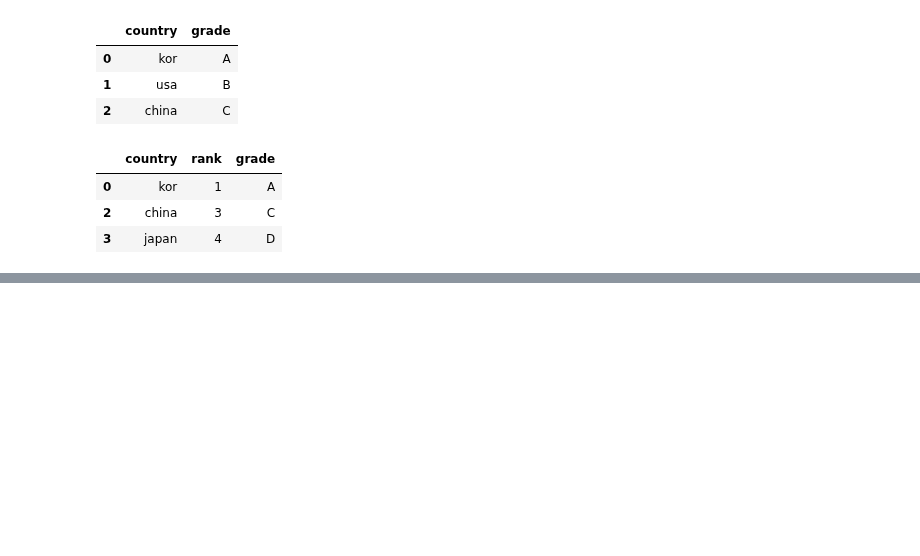
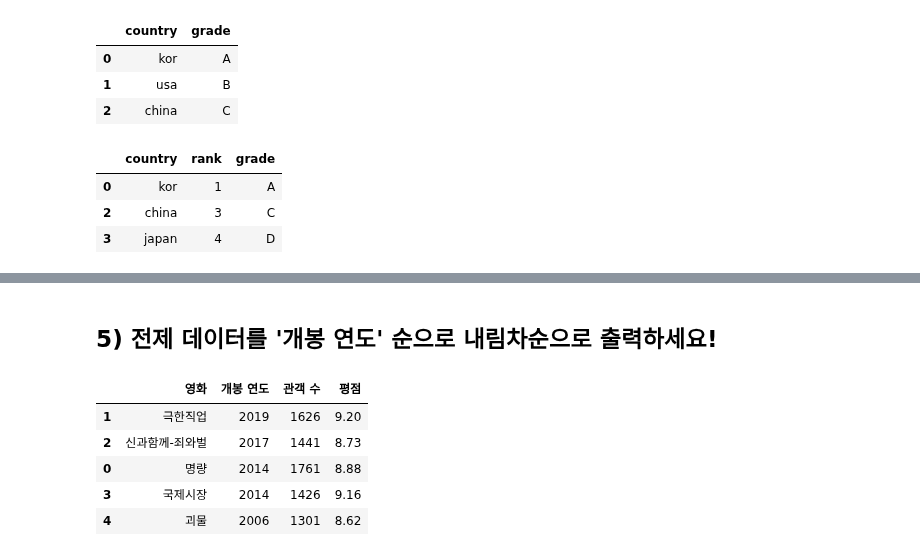
Before and after one commit to seoinhyeok96/python_data_class, a Jupyter notebook: 4일차_크롤링및 데이터 분석기초/Pandas기초.ipynb, the cells around one changed output, grey strips where cells are left out. Drawn from its saved outputs; the diff is of its cells as text; code cells hidden in the pictures; blank space fills up the shorter version.

```diff
--- a/4일차_크롤링및 데이터 분석기초/Pandas기초.ipynb
+++ b/4일차_크롤링및 데이터 분석기초/Pandas기초.ipynb
@@ -208,0 +345,11 @@ df.loc[(df['grade']=="A") | (df['rank']>2)]
+# %% [markdown]
+## 5) 전제 데이터를 '개봉 연도' 순으로 내림차순으로 출력하세요!
+# %%
+df.sort_values(by=["개봉 연도"],ascending=False)
+# %% [output]
+|  | 영화 | 개봉 연도 | 관객 수 | 평점 |
+| 1 | 극한직업 | 2019 | 1626 | 9.20 |
+| 2 | 신과함께-죄와벌 | 2017 | 1441 | 8.73 |
+| 0 | 명량 | 2014 | 1761 | 8.88 |
+| 3 | 국제시장 | 2014 | 1426 | 9.16 |
+| 4 | 괴물 | 2006 | 1301 | 8.62 |
```
Also changed, not shown: parts of 22 cells of this notebook, 2 other files.
